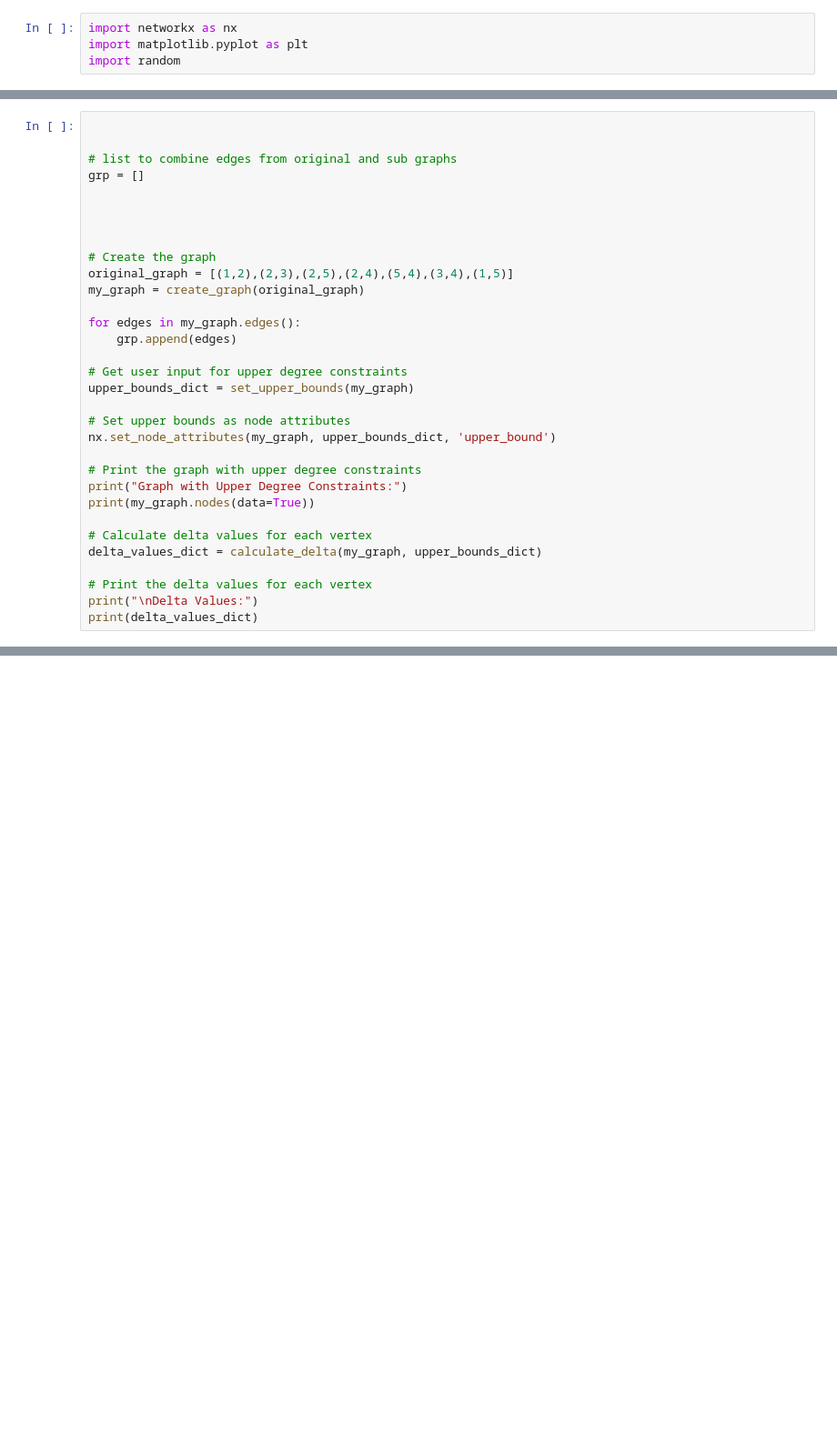
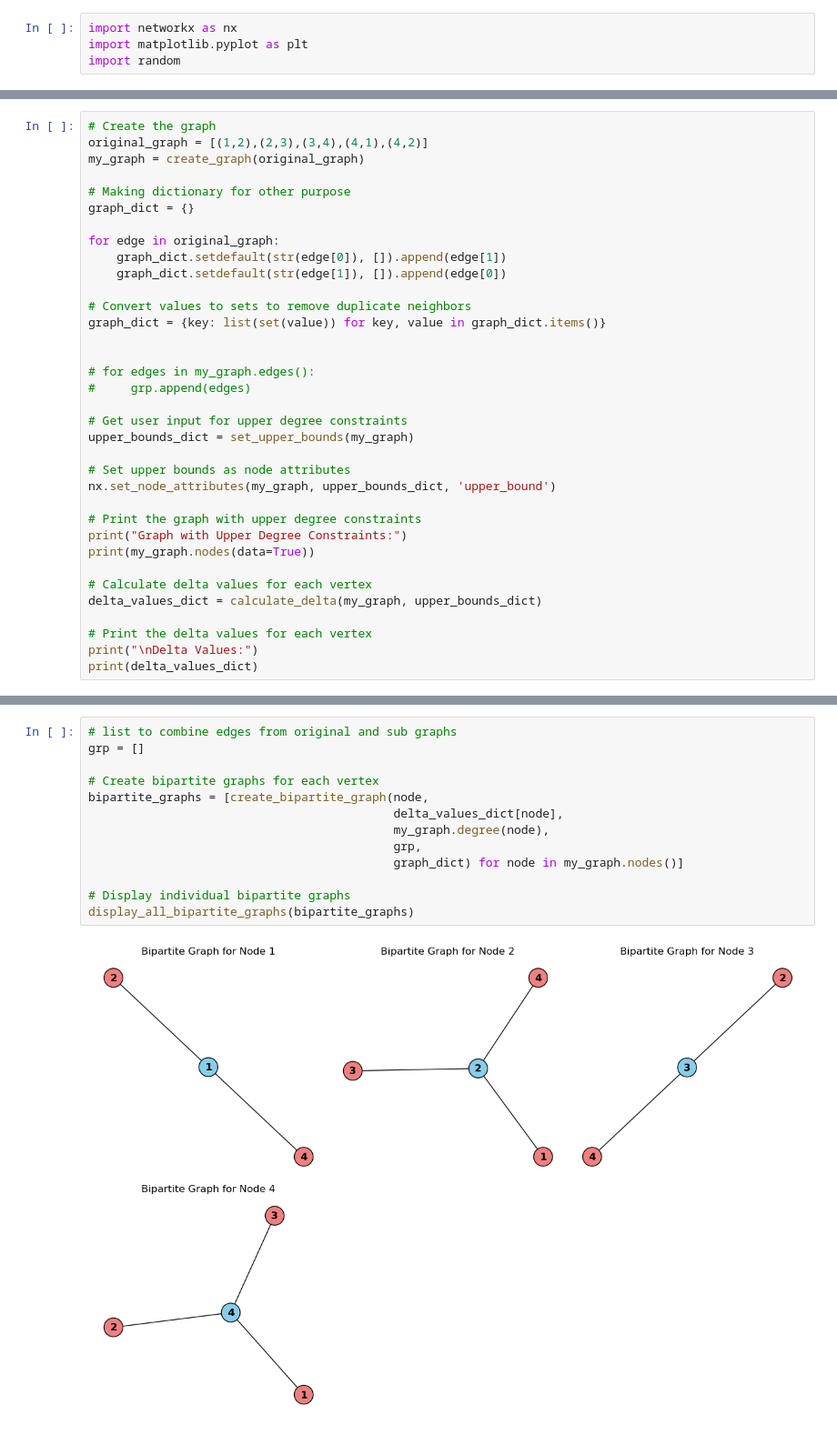
Before and after one commit to vinothvk99/Defensive-Alliance-with-Signed-Graph, a Jupyter notebook: Meeting_4/UDCS.ipynb, the cells around one changed output, grey strips where cells are left out. Shown: that part at 91% size. Saved outputs shown, nothing was run; the diff lists cells and outputs as text; blank space fills up the shorter version.

```diff
--- a/Meeting_4/UDCS.ipynb
+++ b/Meeting_4/UDCS.ipynb
@@ -98,20 +96,23 @@ def display_all_bipartite_graphs(bipartite_graphs):
     plt.tight_layout()
     plt.show()
 # %%
+# Create the graph
+original_graph = [(1,2),(2,3),(3,4),(4,1),(4,2)]
+my_graph = create_graph(original_graph)
+
+# Making dictionary for other purpose
+graph_dict = {}
+
+for edge in original_graph:
+    graph_dict.setdefault(str(edge[0]), []).append(edge[1])
+    graph_dict.setdefault(str(edge[1]), []).append(edge[0])
+
+# Convert values to sets to remove duplicate neighbors
+graph_dict = {key: list(set(value)) for key, value in graph_dict.items()}
 
 
-# list to combine edges from original and sub graphs
-grp = []
-
-
-
-
-# Create the graph
-original_graph = [(1,2),(2,3),(2,5),(2,4),(5,4),(3,4),(1,5)]
-my_graph = create_graph(original_graph)
-
-for edges in my_graph.edges():
-    grp.append(edges)
+# for edges in my_graph.edges():
+#     grp.append(edges)
 
 # Get user input for upper degree constraints
 upper_bounds_dict = set_upper_bounds(my_graph)
@@ -175,0 +143,15 @@ plt.show()
+# %%
+# list to combine edges from original and sub graphs
+grp = []
+
+# Create bipartite graphs for each vertex
+bipartite_graphs = [create_bipartite_graph(node,
+                                           delta_values_dict[node],
+                                           my_graph.degree(node),
+                                           grp,
+                                           graph_dict) for node in my_graph.nodes()]
+
+# Display individual bipartite graphs
+display_all_bipartite_graphs(bipartite_graphs)
+# %% [output]
+[figure, added]
```
Also changed, not shown: parts of 7 cells of this notebook.
